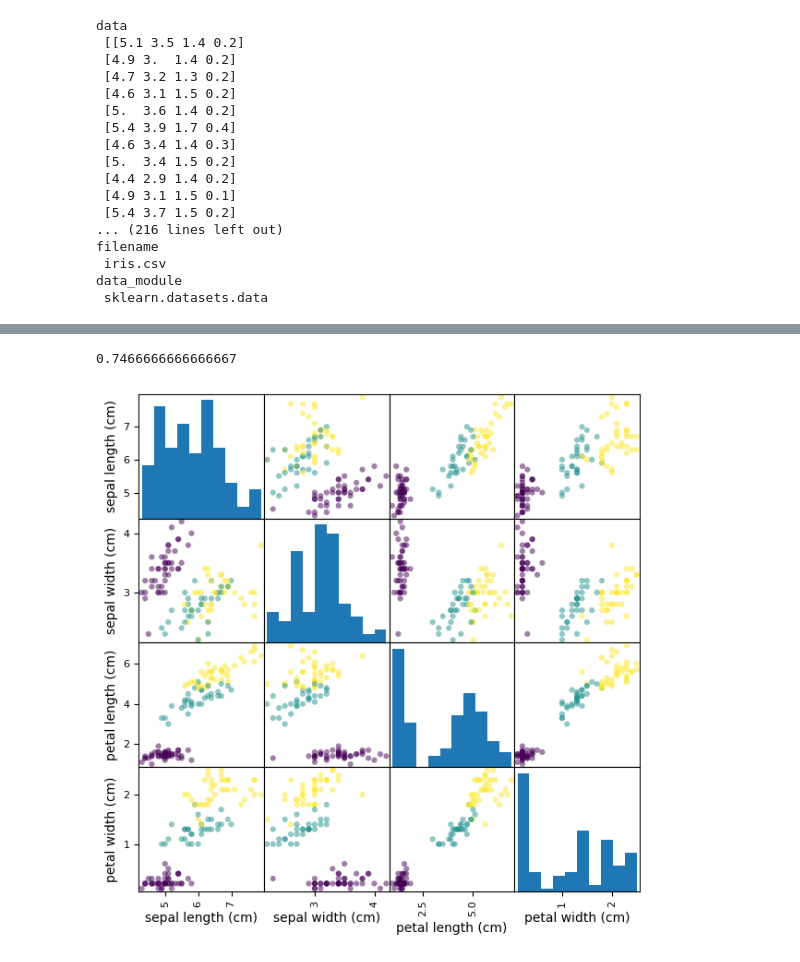
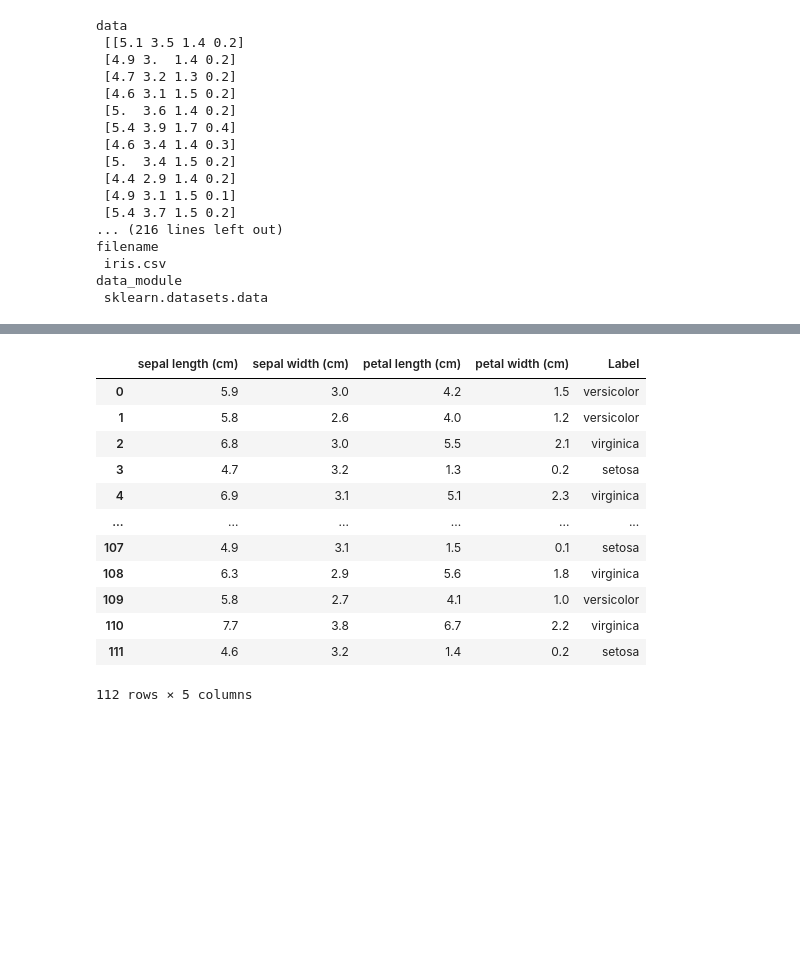
Before and after one commit to arghyadutta/AIComplexSystems, a Jupyter notebook: 02-notebook.ipynb, the cells around one changed output, grey strips where cells are left out. Drawn from its saved outputs; the diff is of its cells as text; code cells hidden in the pictures; blank space fills up the shorter version.

```diff
--- a/02-notebook.ipynb
+++ b/02-notebook.ipynb
@@ -101,12 +84,22 @@ iris_dataframe
-# %%
-112/150
-# %% [output]
-0.7466666666666667
-# %%
-# create a scatter matrix from the dataframe, color by y_train
-pd.plotting.scatter_matrix(
-    iris_dataframe, c=y_train, marker="o", s=20, figsize=(7, 7)
-)
-pass;
-# %% [output]
-[figure, removed]
+# %%
+# Visual exploration. Important step in data analysis and ML!
+
+name_map =  {0:'setosa', 1:'versicolor', 2:'virginica'}
+
+iris_train = pd.DataFrame(X_train, columns=iris_dataset.feature_names)
+iris_train['Label']=pd.Series(y_train).map(name_map) # Add actual labels after converting them from numerical ones. I've used the data description from the last cell to get this information.
+iris_train
+# %% [output]
+|  | sepal length (cm) | sepal width (cm) | petal length (cm) | petal width (cm) | Label |
+| 0 | 5.9 | 3.0 | 4.2 | 1.5 | versicolor |
+| 1 | 5.8 | 2.6 | 4.0 | 1.2 | versicolor |
+| 2 | 6.8 | 3.0 | 5.5 | 2.1 | virginica |
+| 3 | 4.7 | 3.2 | 1.3 | 0.2 | setosa |
+| 4 | 6.9 | 3.1 | 5.1 | 2.3 | virginica |
+| ... | ... | ... | ... | ... | ... |
+| 107 | 4.9 | 3.1 | 1.5 | 0.1 | setosa |
+| 108 | 6.3 | 2.9 | 5.6 | 1.8 | virginica |
+| 109 | 5.8 | 2.7 | 4.1 | 1.0 | versicolor |
+| 110 | 7.7 | 3.8 | 6.7 | 2.2 | virginica |
+| 111 | 4.6 | 3.2 | 1.4 | 0.2 | setosa |
+112 rows × 5 columns
```
Also changed, not shown: parts of 4 cells of this notebook, 1 other file.
